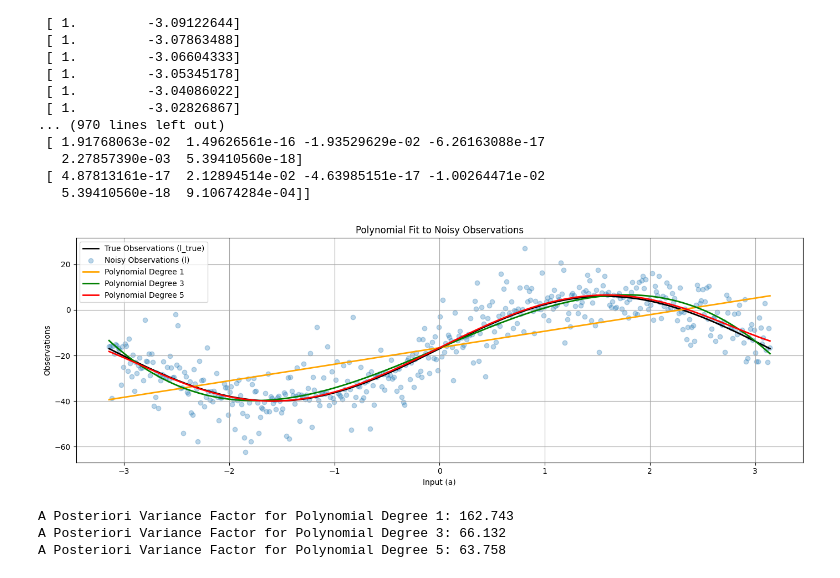
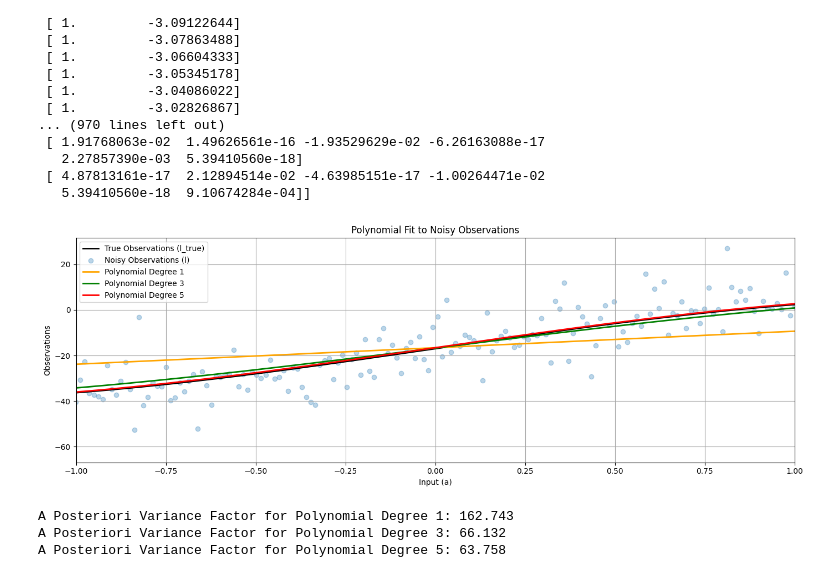
Before and after one commit to ParthoProtimDas715/engg680_2024_fall, a Jupyter notebook: Lab_Assignment2/Assignment2.ipynb, the cells around one changed output. Saved outputs shown, nothing was run; the diff lists cells and outputs as text; code cells hidden in the pictures.

```diff
--- a/Lab_Assignment2/Assignment2.ipynb
+++ b/Lab_Assignment2/Assignment2.ipynb
@@ -270,34 +270,37 @@ quintic_uw = np.polyval(quintic_coeffs[::-1], a)  # Reverse coefficients for np.
 
 import matplotlib.pyplot as plt
 #Plotting the polynomial functions and observations
 fig, ax = plt.subplots(nrows=1, ncols=1, figsize=(14, 5))
 # Plotting the true observations
 ax.plot(a, l_true, label='True Observations (l_true)', color='k', linewidth=2)
 
 # Plotting the noisy observations
 ax.scatter(a, l, label='Noisy Observations (l)', color='tab:blue', marker='o', alpha=0.3)
 
 # Plotting the polynomial functions
 ax.plot(a, line_uw, label='Polynomial Degree 1', color='orange', linewidth=2)
 ax.plot(a, cubic_uw, label='Polynomial Degree 3', color='green', linewidth=2)
 ax.plot(a, quintic_uw, label='Polynomial Degree 5', color='red', linewidth=2)
 
+# Scale the x-axis to range from -1 to 1
+ax.set_xlim(-1, 1)
+
 # Adding labels and title
 ax.set_xlabel('Input (a)')
 ax.set_ylabel('Observations')
 ax.set_title('Polynomial Fit to Noisy Observations')
 
 # Adding grid
 ax.grid(True, which='both', ls='-', color='0.65')
 # Adding legend
 ax.legend()
 # Tight layout for better spacing
 fig.tight_layout()
 
 # Show the plot
 plt.show()
 # %% [output]
-[figure, old version]
+[figure, new version]
 # %%
 # step 9
 # print the a posterier variance factor for each polynomial function
```
Also changed, not shown: parts of 9 cells of this notebook.
